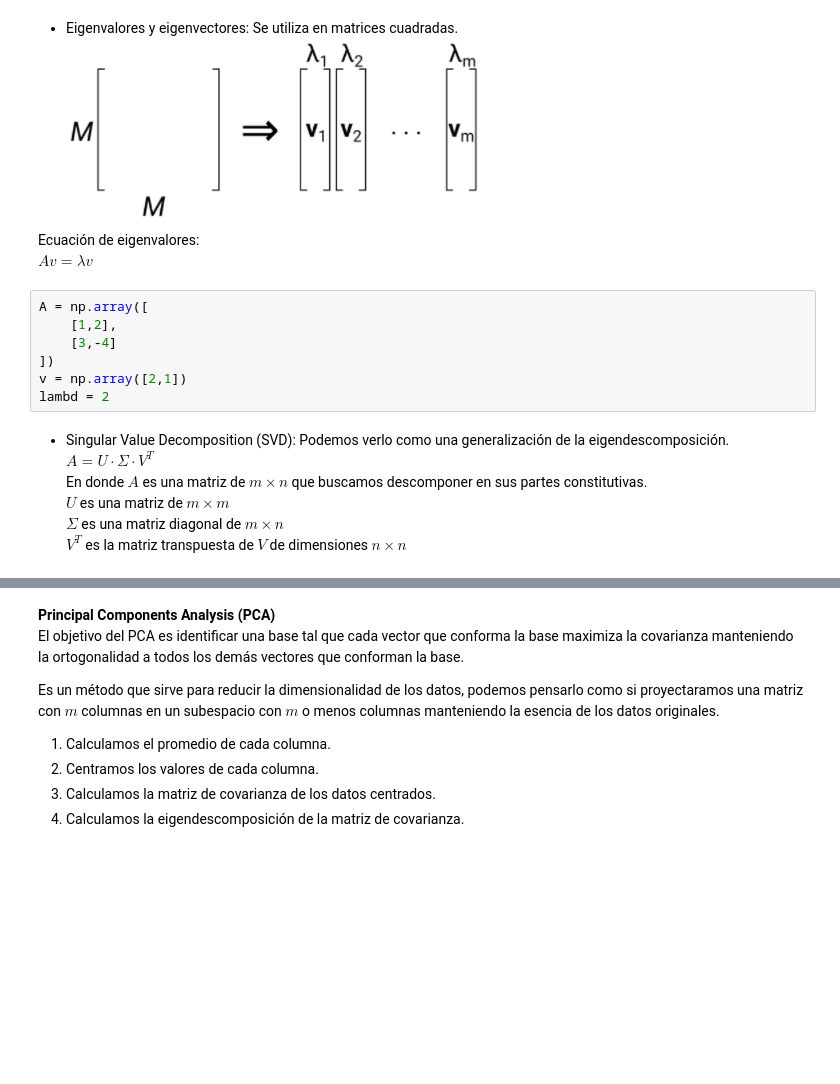
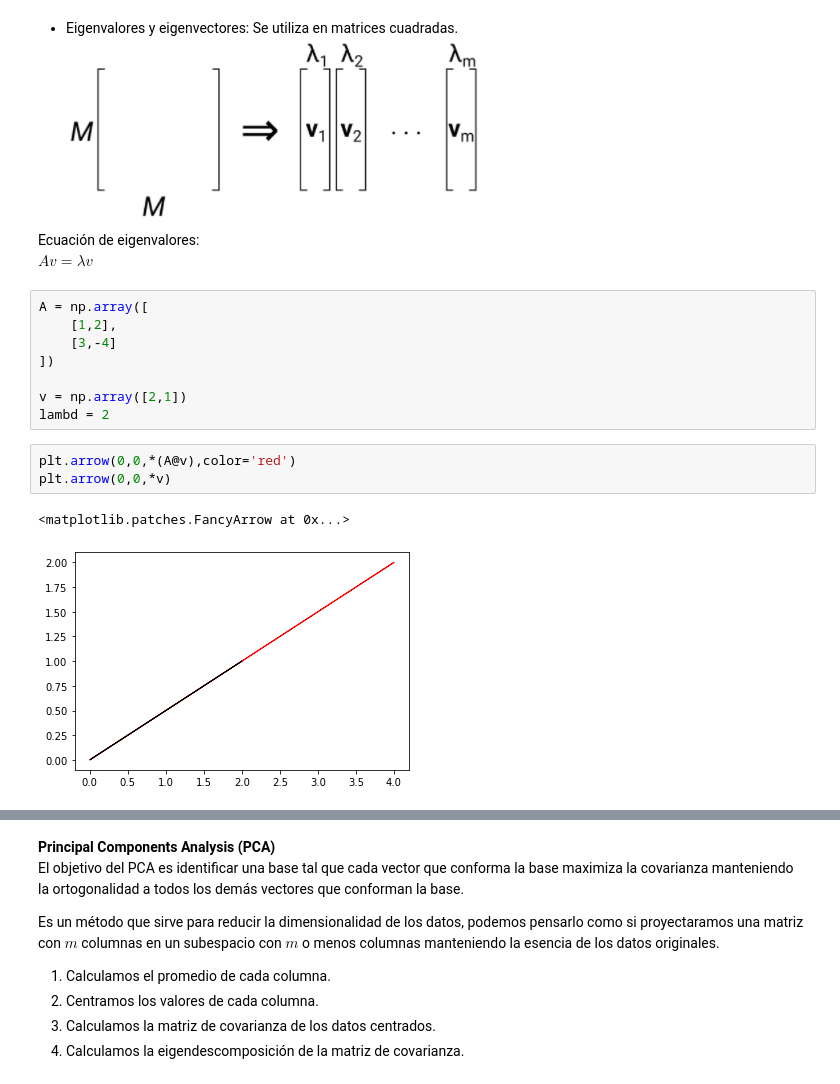
Before and after one commit to Apgt512/Colab-Notebooks, a Jupyter notebook: Modulo II. Algebra Lineal y Probabilidad/Clase 6 septiembre 2021.ipynb, the cells around one changed output, grey strips where cells are left out. Drawn from its saved outputs; the diff is of its cells as text; blank space fills up the shorter version.

```diff
--- a/Modulo II. Algebra Lineal y Probabilidad/Clase 6 septiembre 2021.ipynb
+++ b/Modulo II. Algebra Lineal y Probabilidad/Clase 6 septiembre 2021.ipynb
@@ -415,12 +543,12 @@ A = np.array([
     [1,2],
     [3,-4]
 ])
+
 v = np.array([2,1])
 lambd = 2
-# %% [markdown]
-- Singular Value Decomposition (SVD): Podemos verlo como una generalización de la eigendescomposición.
-$A=U\cdot \Sigma \cdot V^T$
-En donde $A$ es una matriz de $m\times n$ que buscamos descomponer en sus partes constitutivas.
-$U$ es una matriz de $m\times m$
-$\Sigma$ es una matriz diagonal de $m\times n$
-$V^T$ es la matriz transpuesta de $V$ de dimensiones $n\times n$
+# %%
+plt.arrow(0,0,*(A@v),color='red')
+plt.arrow(0,0,*v)
+# %% [output]
+<matplotlib.patches.FancyArrow at 0x...>
+[figure, added]
```
Also changed, not shown: parts of 35 cells of this notebook, 1 other file.
